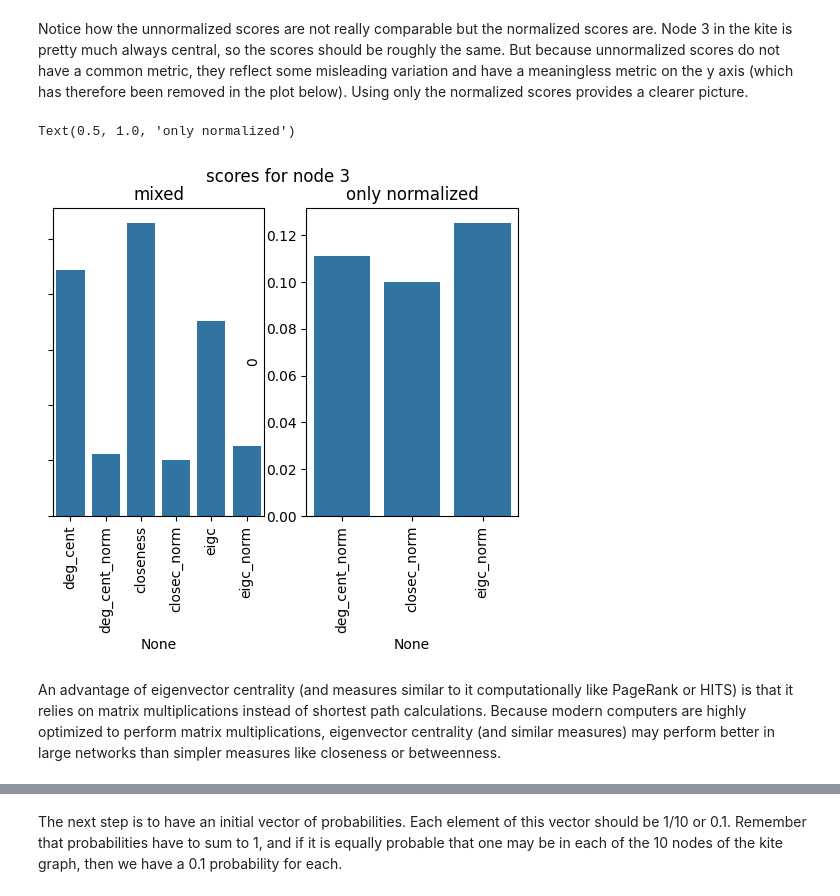
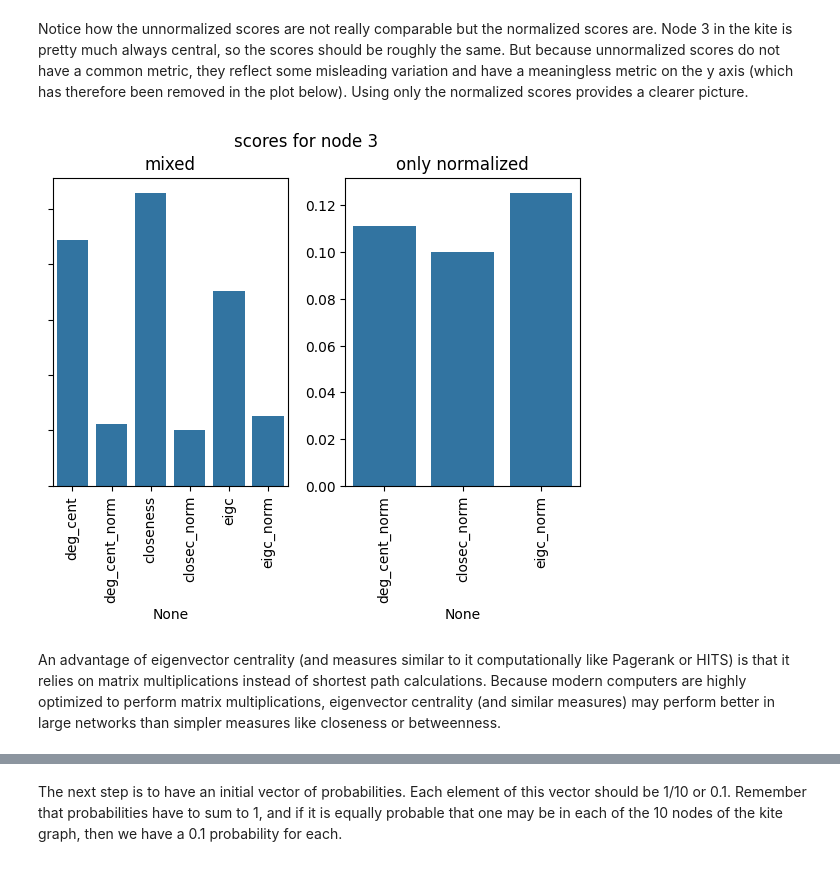
Before and after one commit to MaastrichtUniversityPress/legal-network-textbook, a Jupyter notebook: book/content/Chapter_3_Centrality.ipynb, the cells around one changed output, grey strips where cells are left out. Saved outputs shown, nothing was run; the diff lists cells and outputs as text; code cells hidden in the pictures.

```diff
--- a/book/content/Chapter_3_Centrality.ipynb
+++ b/book/content/Chapter_3_Centrality.ipynb
@@ -581,17 +587,18 @@ Notice how the unnormalized scores are not really comparable but the normalized
 # %%
 fig, ax = plt.subplots(nrows=1, ncols=2, figsize=(6,4))
 plt.suptitle("scores for node 3")
+plt.tight_layout()
+
 sns.barplot(x = resdf_kite.columns, y= resdf_kite.loc[0,:], ax = ax[0]).set(yticklabels=[], ylabel=None)
 ax[0].tick_params(axis='x', rotation=90)
 ax[0].set_title("mixed")
 
 sns.barplot(x = resdf_kite.drop(["deg_cent", "closeness", "eigc"], axis=1).columns,
-            y= resdf_kite.drop(["deg_cent", "closeness", "eigc"], axis=1).loc[0,:], ax = ax[1])
+            y= resdf_kite.drop(["deg_cent", "closeness", "eigc"], axis=1).loc[0,:], ax = ax[1]).set(ylabel=None)
 ax[1].tick_params(axis='x', rotation=90)
-ax[1].set_title("only normalized")
+ax[1].set_title("only normalized");
 # %% [output]
-Text(0.5, 1.0, 'only normalized')
-[figure, old version]
+[figure, new version]
 # %% [markdown]
-An advantage of eigenvector centrality (and measures similar to it computationally like PageRank or HITS) is that it relies on matrix multiplications instead of shortest path calculations. Because modern computers are highly optimized to perform matrix multiplications, eigenvector centrality (and similar measures) may perform better in large networks than simpler measures like closeness or betweenness.
+An advantage of eigenvector centrality (and measures similar to it computationally like Pagerank or HITS) is that it relies on matrix multiplications instead of shortest path calculations. Because modern computers are highly optimized to perform matrix multiplications, eigenvector centrality (and similar measures) may perform better in large networks than simpler measures like closeness or betweenness.
 # %% [markdown]
```
Also changed, not shown: parts of 64 cells of this notebook.
